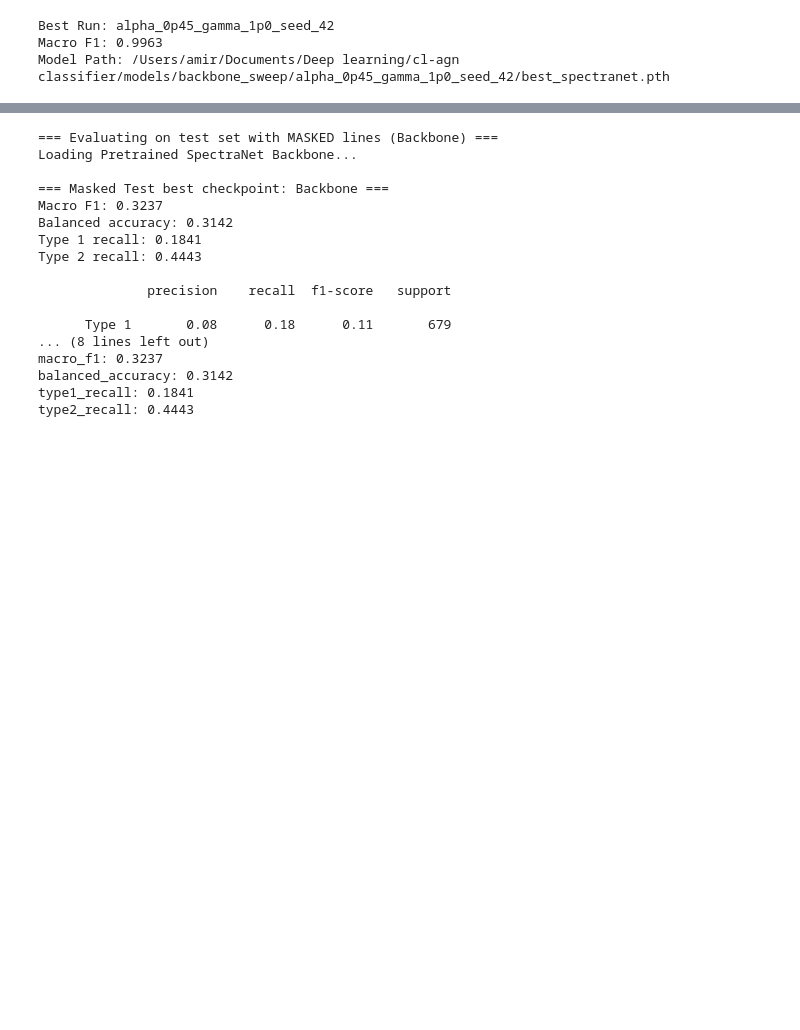
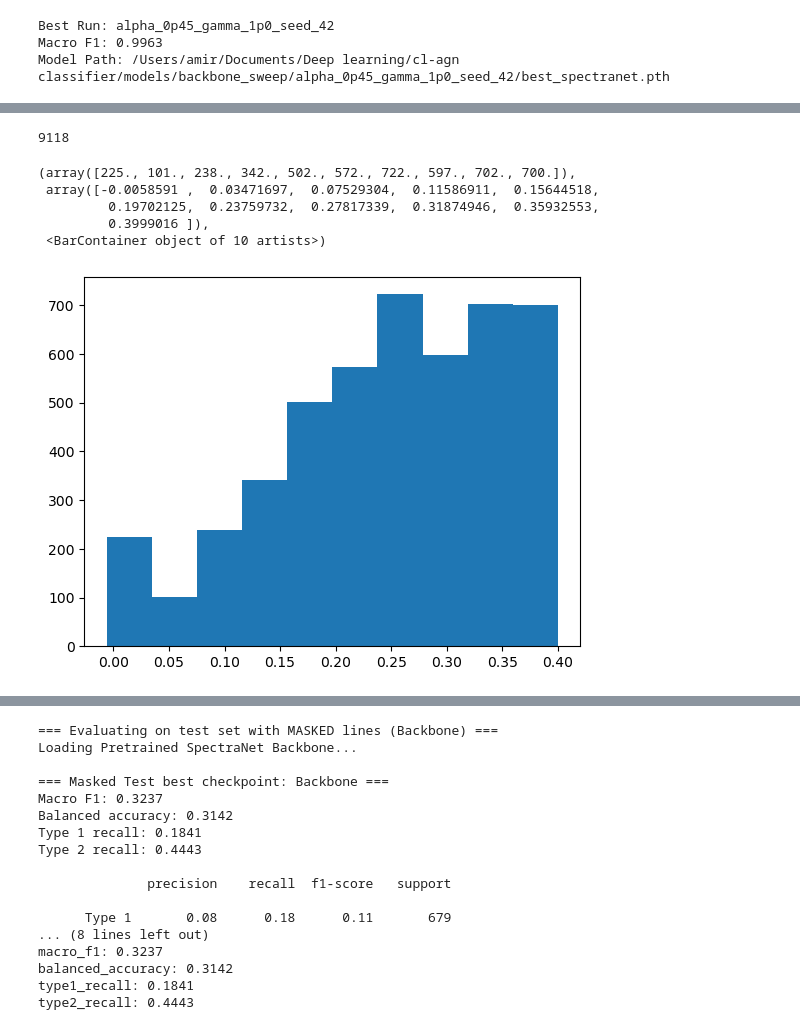
Before and after one commit to AmirKal11/CL-AGN-network-detector, a Jupyter notebook: src/Main_analysis.ipynb, the cells around one changed output, grey strips where cells are left out. Drawn from its saved outputs; the diff is of its cells as text; code cells hidden in the pictures; blank space fills up the shorter version.

```diff
--- a/src/Main_analysis.ipynb
+++ b/src/Main_analysis.ipynb
@@ -60,0 +97,3 @@ tab
+# %%
+df_objects = pd.read_pickle('/Users/amir/Documents/Deep learning/cl-agn classifier/data/dr16_sdssv_crossmatch_lowz.pkl')
+len(df_objects)
@@ -60,0 +105,5 @@ tab
+# %%
+df_objects = df_objects[df_objects['z'] < 0.4]
+len(df_objects)
+# %% [output]
+9118
@@ -60,0 +112,9 @@ tab
+# %%
+plt.hist(df_objects[df_objects['survey'] == 'sdssv']['z'])
+# %% [output]
+(array([225., 101., 238., 342., 502., 572., 722., 597., 702., 700.]),
+ array([-0.0058591 ,  0.03471697,  0.07529304,  0.11586911,  0.15644518,
+         0.19702125,  0.23759732,  0.27817339,  0.31874946,  0.35932553,
+         0.3999016 ]),
+ <BarContainer object of 10 artists>)
+[figure, added]
```
Also changed, not shown: parts of 8 cells of this notebook, 5 other files.
